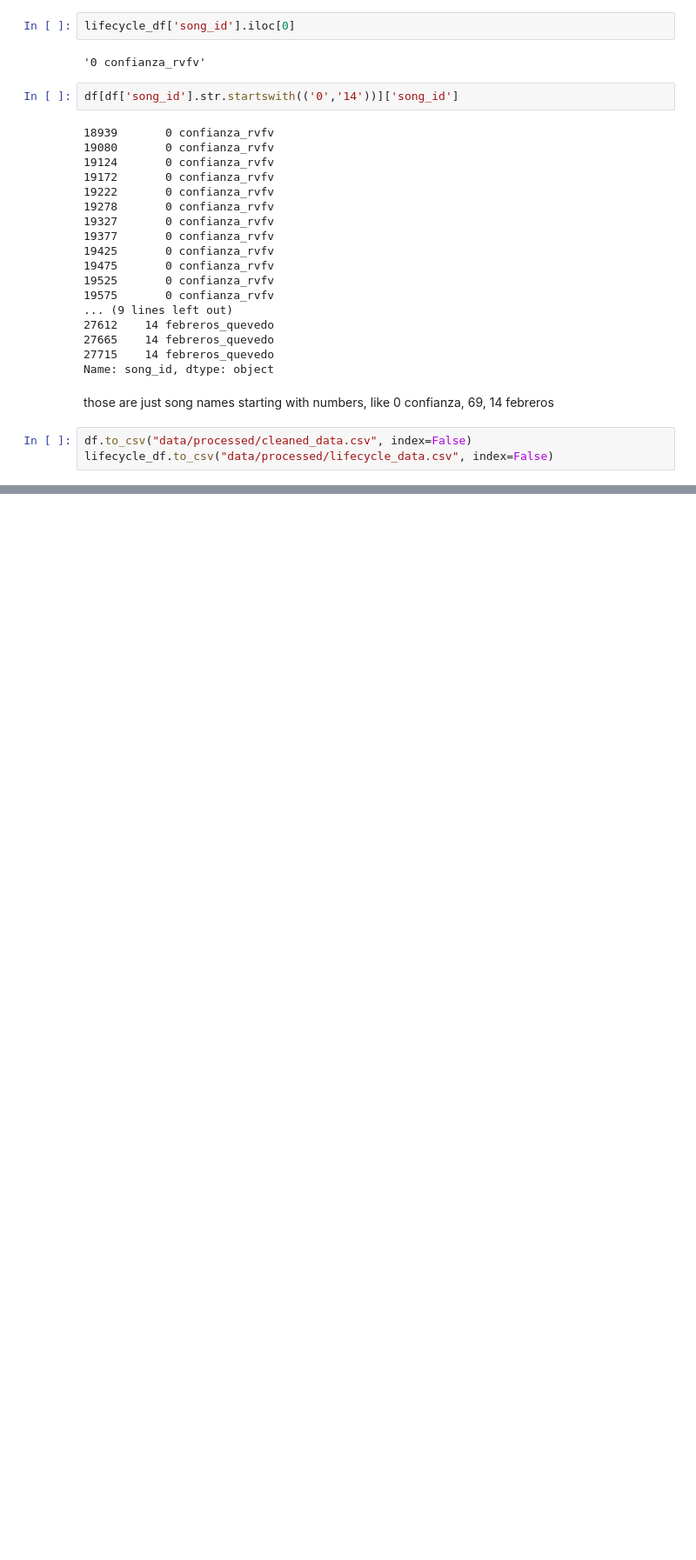
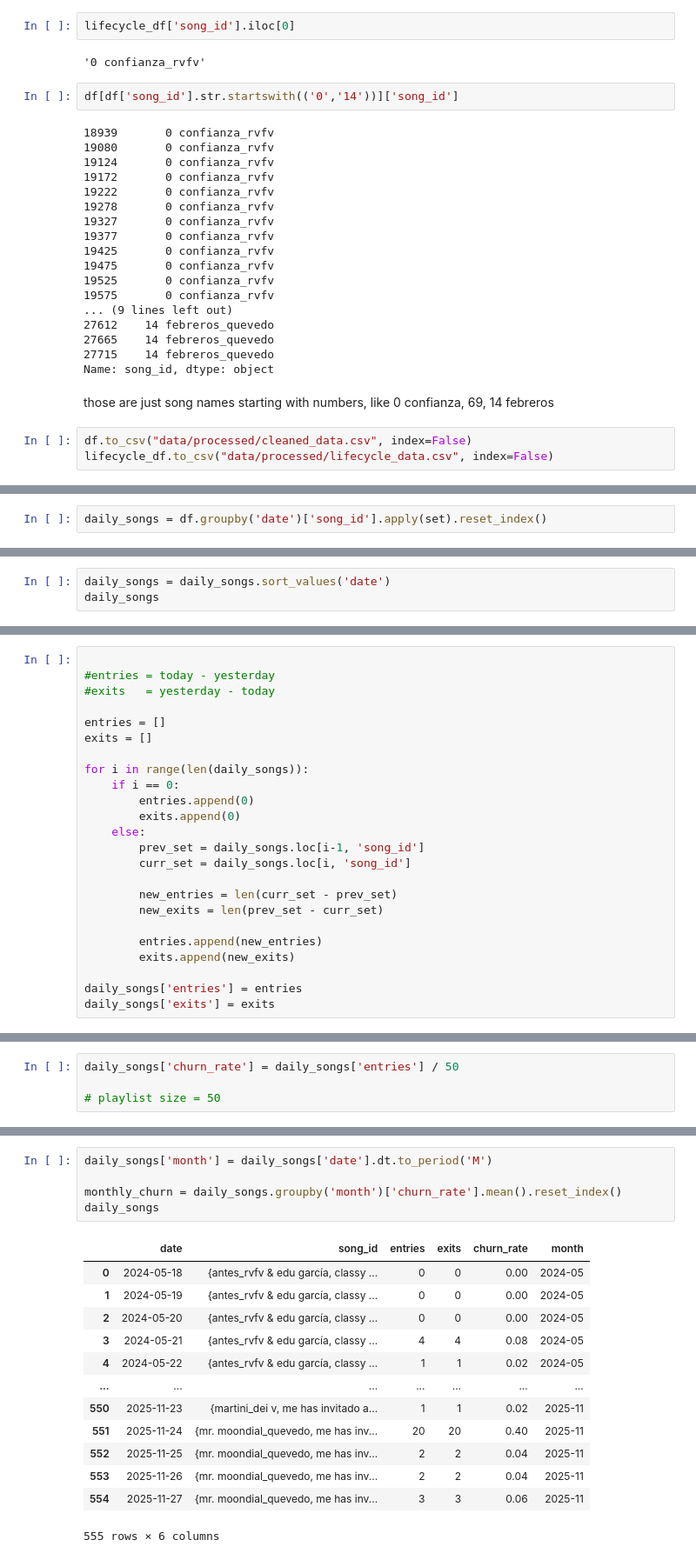
Before and after one commit to ruhaanizm/spaintopfifty, a Jupyter notebook: eda.ipynb, the cells around one changed output, grey strips where cells are left out. Shown at 87% size. Cells and saved outputs as stored; diff of their text form; blank space fills up the shorter version.

Commit message:
playlist rotation and churn analysis

```diff
--- a/eda.ipynb
+++ b/eda.ipynb
@@ -207,0 +316,2 @@ lifecycle_df.to_csv("data/processed/lifecycle_data.csv", index=False)
+# %%
+daily_songs = df.groupby('date')['song_id'].apply(set).reset_index()
@@ -207,0 +334,3 @@ lifecycle_df.to_csv("data/processed/lifecycle_data.csv", index=False)
+# %%
+daily_songs = daily_songs.sort_values('date')
+daily_songs
@@ -207,0 +351,24 @@ lifecycle_df.to_csv("data/processed/lifecycle_data.csv", index=False)
+# %%
+
+#entries = today - yesterday
+#exits   = yesterday - today
+
+entries = []
+exits = []
+
+for i in range(len(daily_songs)):
+    if i == 0:
+        entries.append(0)
+        exits.append(0)
+    else:
+        prev_set = daily_songs.loc[i-1, 'song_id']
+        curr_set = daily_songs.loc[i, 'song_id']
+
+        new_entries = len(curr_set - prev_set)
+        new_exits = len(prev_set - curr_set)
+
+        entries.append(new_entries)
+        exits.append(new_exits)
+
+daily_songs['entries'] = entries
+daily_songs['exits'] = exits
@@ -207,0 +391,4 @@ lifecycle_df.to_csv("data/processed/lifecycle_data.csv", index=False)
+# %%
+daily_songs['churn_rate'] = daily_songs['entries'] / 50
+
+# playlist size = 50
@@ -207,0 +420,19 @@ lifecycle_df.to_csv("data/processed/lifecycle_data.csv", index=False)
+# %%
+daily_songs['month'] = daily_songs['date'].dt.to_period('M')
+
+monthly_churn = daily_songs.groupby('month')['churn_rate'].mean().reset_index()
+daily_songs
+# %% [output]
+|  | date | song_id | entries | exits | churn_rate | month |
+| 0 | 2024-05-18 | {antes_rvfv & edu garcía, classy ... | 0 | 0 | 0.00 | 2024-05 |
+| 1 | 2024-05-19 | {antes_rvfv & edu garcía, classy ... | 0 | 0 | 0.00 | 2024-05 |
+| 2 | 2024-05-20 | {antes_rvfv & edu garcía, classy ... | 0 | 0 | 0.00 | 2024-05 |
+| 3 | 2024-05-21 | {antes_rvfv & edu garcía, classy ... | 4 | 4 | 0.08 | 2024-05 |
+| 4 | 2024-05-22 | {antes_rvfv & edu garcía, classy ... | 1 | 1 | 0.02 | 2024-05 |
+| ... | ... | ... | ... | ... | ... | ... |
+| 550 | 2025-11-23 | {martini_dei v, me has invitado a... | 1 | 1 | 0.02 | 2025-11 |
+| 551 | 2025-11-24 | {mr. moondial_quevedo, me has inv... | 20 | 20 | 0.40 | 2025-11 |
+| 552 | 2025-11-25 | {mr. moondial_quevedo, me has inv... | 2 | 2 | 0.04 | 2025-11 |
+| 553 | 2025-11-26 | {mr. moondial_quevedo, me has inv... | 2 | 2 | 0.04 | 2025-11 |
+| 554 | 2025-11-27 | {mr. moondial_quevedo, me has inv... | 3 | 3 | 0.06 | 2025-11 |
+555 rows × 6 columns
```
Also changed, not shown: parts of 27 cells of this notebook, 3 other files.
